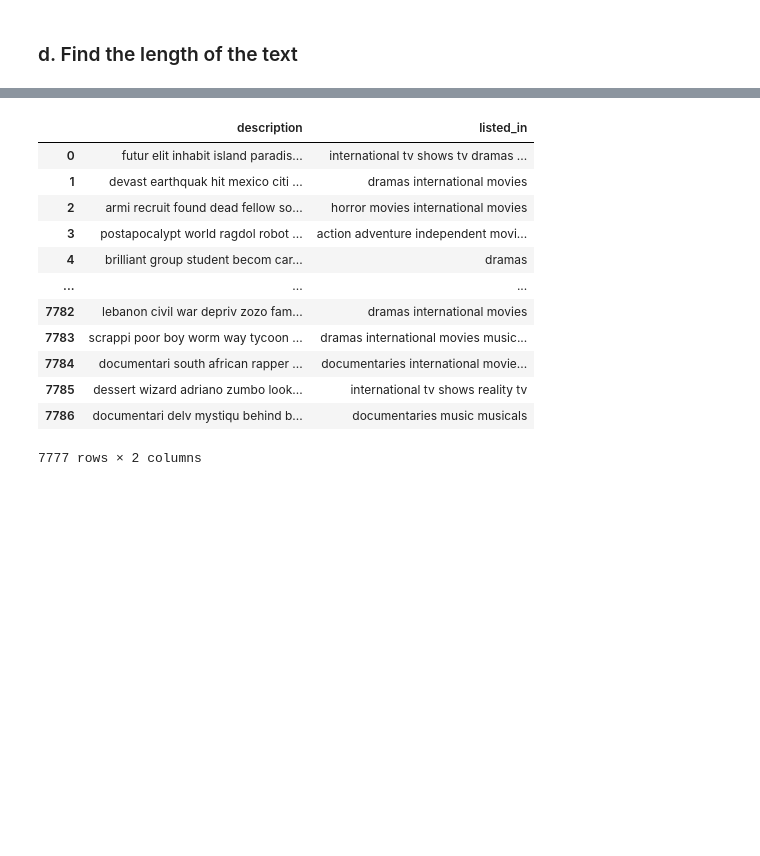
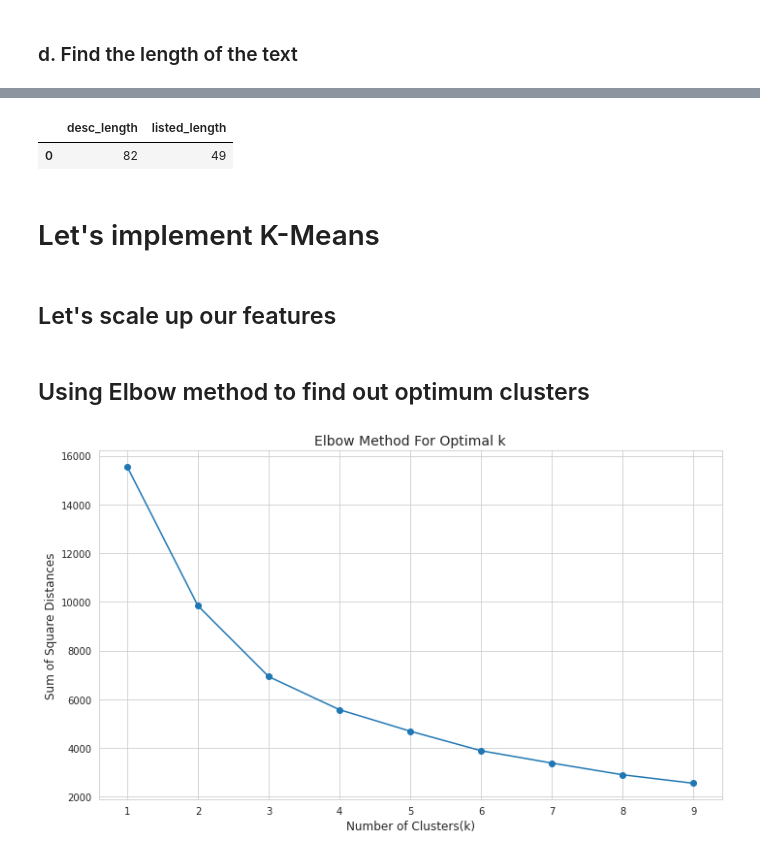
Before and after one commit to anisbagwan/NETFLIX-MOVIES-and-TV-shows-clusteringG, a Jupyter notebook: NETFLIX_MOVIES_AND_TV_SHOWS_CLUSTERING.ipynb, the cells around one changed output, grey strips where cells are left out. Saved outputs shown, nothing was run; the diff lists cells and outputs as text; code cells hidden in the pictures; blank space fills up the shorter version.

```diff
--- a/NETFLIX_MOVIES_AND_TV_SHOWS_CLUSTERING.ipynb
+++ b/NETFLIX_MOVIES_AND_TV_SHOWS_CLUSTERING.ipynb
@@ -616,16 +619,0 @@ df.head(1)
-# %%
-df[['description','listed_in']]
-# %% [output]
-|  | description | listed_in |
-| 0 | futur elit inhabit island paradis... | international tv shows tv dramas ... |
-| 1 | devast earthquak hit mexico citi ... | dramas international movies |
-| 2 | armi recruit found dead fellow so... | horror movies international movies |
-| 3 | postapocalypt world ragdol robot ... | action adventure independent movi... |
-| 4 | brilliant group student becom car... | dramas |
-| ... | ... | ... |
-| 7782 | lebanon civil war depriv zozo fam... | dramas international movies |
-| 7783 | scrappi poor boy worm way tycoon ... | dramas international movies music... |
-| 7784 | documentari south african rapper ... | documentaries international movie... |
-| 7785 | dessert wizard adriano zumbo look... | international tv shows reality tv |
-| 7786 | documentari delv mystiqu behind b... | documentaries music musicals |
-7777 rows × 2 columns
@@ -631,0 +622,7 @@ df[['description','listed_in']]
+# %%
+cluster_df.head(1)
+# %% [output]
+|  | desc_length | listed_length |
+| 0 | 82 | 49 |
+# %% [markdown]
+# Let's implement K-Means
@@ -631,0 +634,29 @@ df[['description','listed_in']]
+# %% [markdown]
+## Let's scale up our features
+# %%
+X_features_rec_mon=df[['desc_length','listed_length']]
+scaler_rec_mon=preprocessing.StandardScaler()
+X_rec_mon=scaler_rec_mon.fit_transform(X_features_rec_mon)
+X=X_rec_mon
+# %% [markdown]
+## Using Elbow method to find out optimum clusters
+# %%
+list_1 = []
+
+for k in range(1,10):
+    kmeans = KMeans(n_clusters=k)
+    kmeans.fit(X)
+    list_1.append(kmeans.inertia_)
+
+
+plt.figure(figsize=(10,6))
+
+plt.plot(range(1,10),list_1,"-o")
+plt.grid(True)
+plt.xlabel("Number of Clusters(k)",fontsize=12)
+plt.ylabel("Sum of Square Distances",fontsize=12)
+plt.title("Elbow Method For Optimal k",fontsize=14)
+plt.xticks(range(1,10))
+plt.tight_layout()
+# %% [output]
+[figure, added]
```
Also changed, not shown: parts of 24 cells of this notebook.
